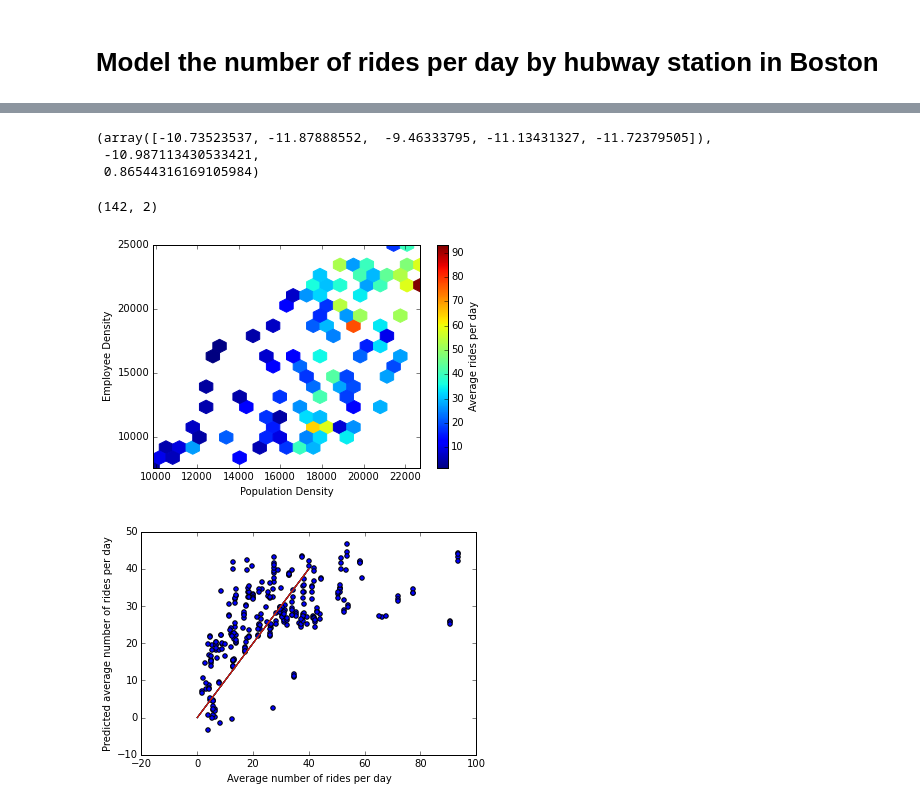
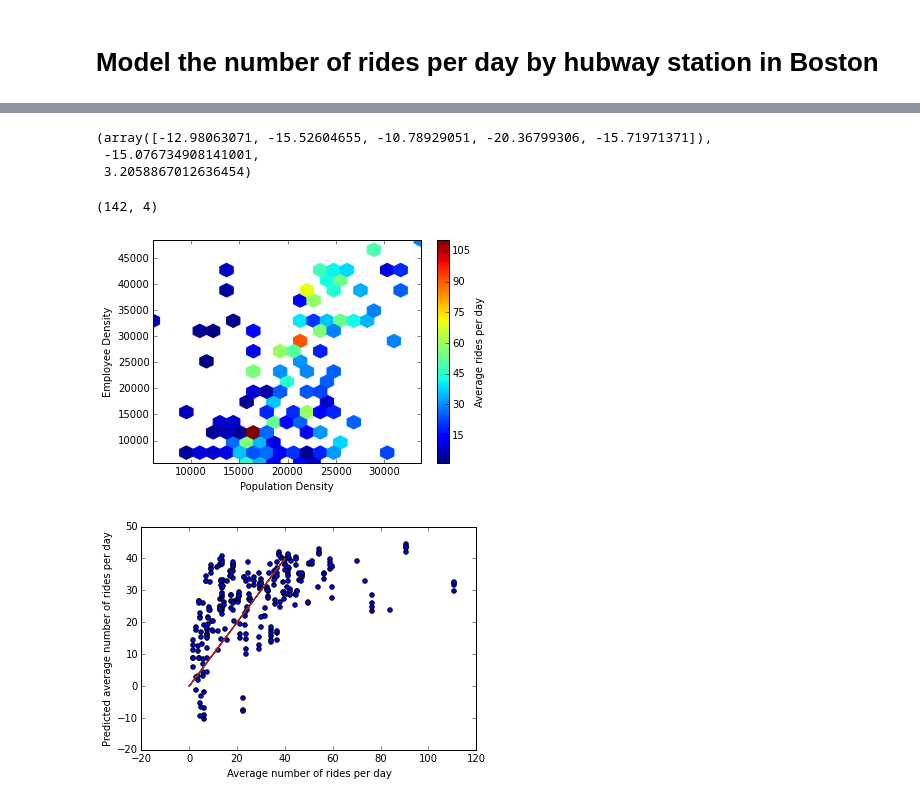
Before and after one commit to sbussmann/insight-bikeshare, a Jupyter notebook: Code/Modeling Ridership By Station.ipynb, the cells around one changed output, grey strips where cells are left out. Saved outputs shown, nothing was run; the diff lists cells and outputs as text; code cells hidden in the pictures.

```diff
--- a/Code/Modeling Ridership By Station.ipynb
+++ b/Code/Modeling Ridership By Station.ipynb
@@ -10,4 +10,4 @@ from sklearn import preprocessing
 import numpy as np
 from pylab import savefig
 # %%
-ridedata = pd.read_csv('../Data/Boston/BostonFeaturesByStation.csv')
+ridedata = pd.read_csv('../Data/Boston/FeaturesGroup1.csv')
@@ -14,6 +35,6 @@ ridedata = pd.read_csv('../Data/Boston/BostonFeaturesByStation.csv')
 # %%
 y = ridedata['ridesperday'].values
-X = ridedata[['popdensity', 'workdensity']].values
+X = ridedata[['originpop', 'originwork']].values
 # %%
 clf = linear_model.LinearRegression()
 #clf.fit(X_train, y_train)
@@ -23,22 +44,22 @@ scores = cross_validation.cross_val_score(clf, X, y, cv=5, scoring='median_absol
 # %%
 scores, scores.mean(), scores.std()
 # %% [output]
-(array([-10.73523537, -11.87888552,  -9.46333795, -11.13431327, -11.72379505]),
- -10.987113430533421,
- 0.86544316169105984)
+(array([-12.98063071, -15.52604655, -10.78929051, -20.36799306, -15.71971371]),
+ -15.076734908141001,
+ 3.2058867012636454)
 # %%
 X.shape
 # %% [output]
-(142, 2)
+(142, 4)
 # %%
 plt.hexbin(X[:,0], X[:, 1], C=y, gridsize=20)
 cbar = plt.colorbar()
 plt.xlabel('Population Density')
 plt.ylabel('Employee Density')
 cbar.set_label('Average rides per day')
-savefig('../Figures/workpoprides.png')
+savefig('../Figures/workpoprides_Group1.png')
 # %% [output]
-[figure, old version]
+[figure, new version]
 # %%
 for isim in range(10):
     X_train, X_test, y_train, y_test = cross_validation.train_test_split(
@@ -48,9 +69,9 @@ for isim in range(10):
     plt.plot([0,40], [0,40])
     plt.xlabel('Average number of rides per day')
     plt.ylabel('Predicted average number of rides per day')
-savefig('../Figures/ridesperdayregression.png')
+savefig('../Figures/ridesperdayregression_Group1.png')
 # %% [output]
-[figure, old version]
+[figure, new version]
 # %%
 ridedata.plot(x='start_day', y='nrides', figsize=(12,6))
 # %% [output]
```
Also changed, not shown: parts of 2 cells of this notebook, 24 other files.
